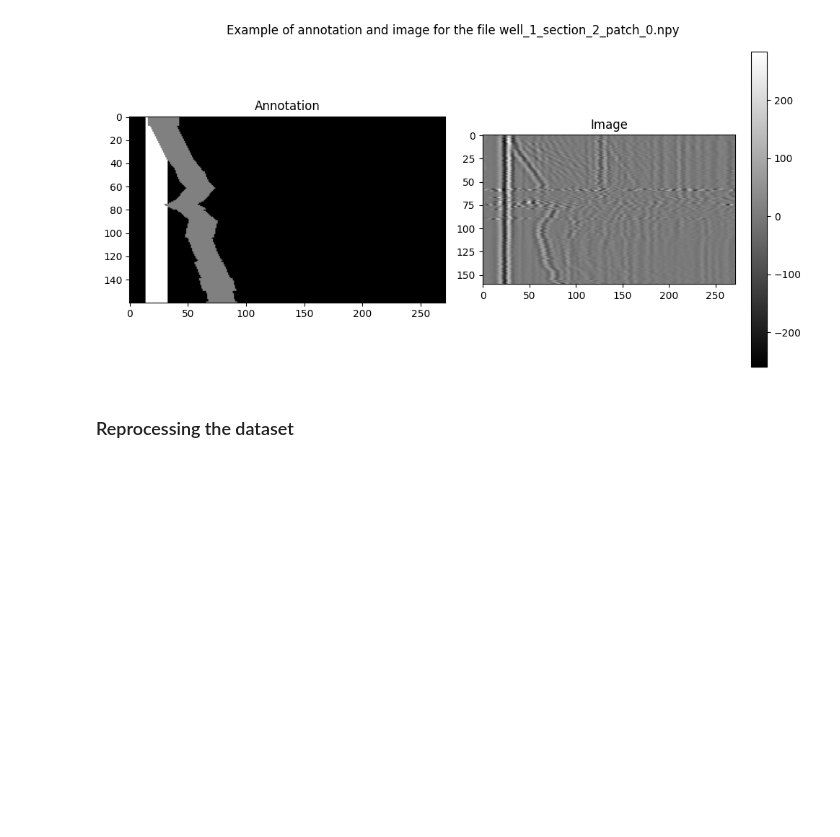
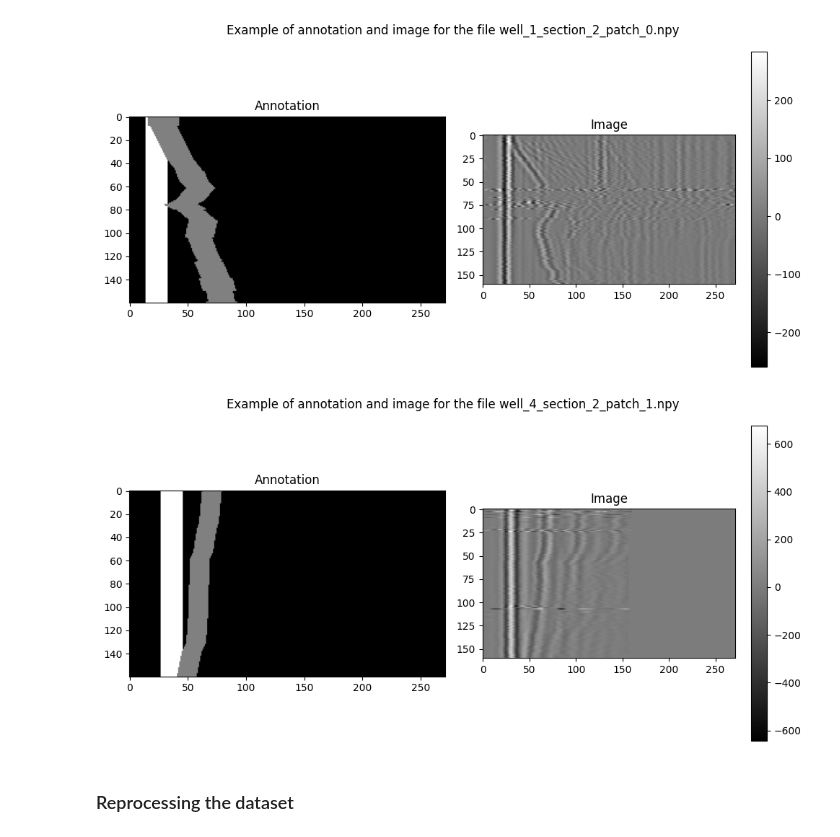
Before and after one commit to mathis-wauquiez/EchoCemDataChallenge, a Jupyter notebook: notebooks/data_loading.ipynb, the cells around one changed output. Drawn from its saved outputs; the diff is of its cells as text; code cells hidden in the pictures; blank space fills up the shorter version.

```diff
--- a/notebooks/data_loading.ipynb
+++ b/notebooks/data_loading.ipynb
@@ -87,6 +99,21 @@ plt.tight_layout()
 plt.show()
 # %% [output]
 [figure]
+# %%
+filename = "well_4_section_2_patch_1.npy"
+example_annotation, example_image = get_raw_annotations_and_image(y_table, images_path, filename=filename)
+
+fig, ax = plt.subplots(1, 2, figsize=(10, 5))
+ax[0].imshow(example_annotation, cmap="gray")
+plt.colorbar(ax[1].imshow(example_image, cmap="gray"), ax=ax[1])
+ax[0].set_title("Annotation")
+ax[1].set_title("Image")
+plt.tight_layout()
+fig.suptitle(f"Example of annotation and image for the file {filename}")
+plt.tight_layout()
+plt.show()
+# %% [output]
+[figure, added]
 # %% [markdown]
 ### Reprocessing the dataset
 # %% [markdown]
```
Also changed, not shown: parts of 11 cells of this notebook, 1 other file.
